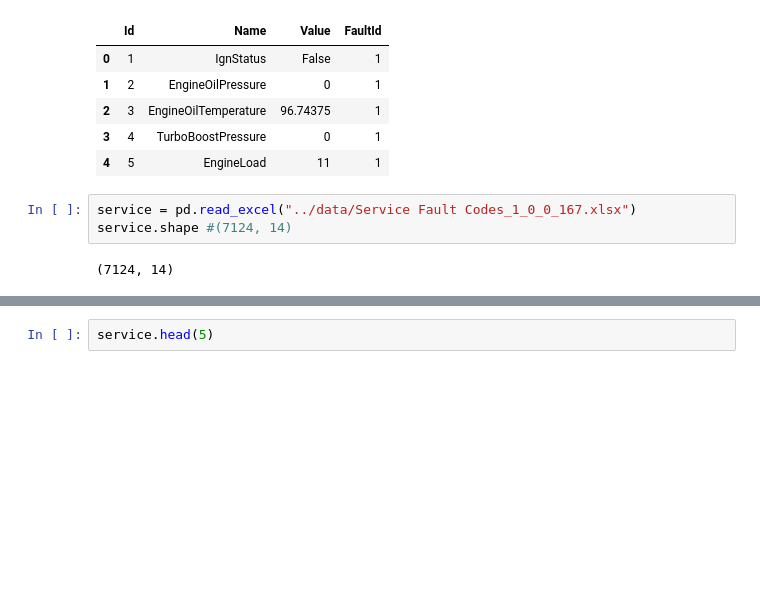
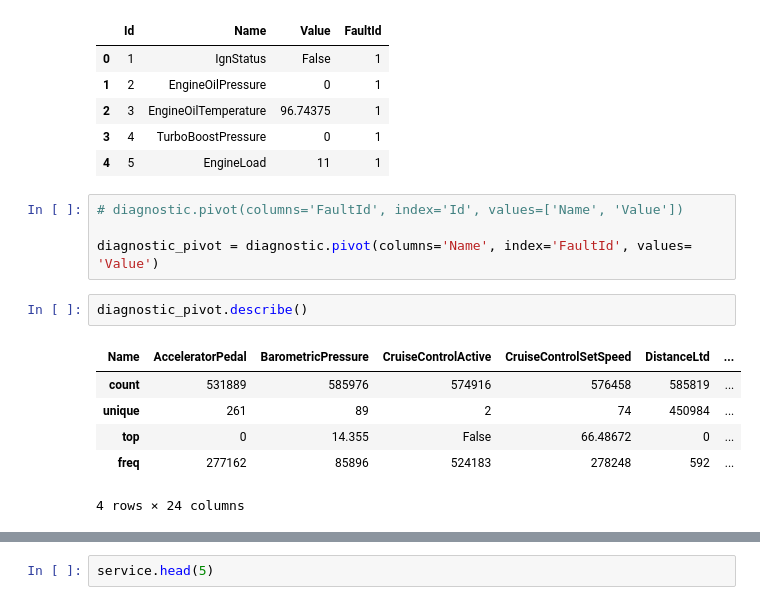
Before and after one commit to nss-data-science-cohort-6/big_g_express-elden_ring, a Jupyter notebook: notebooks/smita_bigG_EDA.ipynb, the cells around one changed output, grey strips where cells are left out. Cells and saved outputs as stored; diff of their text form; blank space fills up the shorter version.

```diff
--- a/notebooks/smita_bigG_EDA.ipynb
+++ b/notebooks/smita_bigG_EDA.ipynb
@@ -279,8 +511,16 @@ diagnostic.head(5)
 | 2 | 3 | EngineOilTemperature | 96.74375 | 1 |
 | 3 | 4 | TurboBoostPressure | 0 | 1 |
 | 4 | 5 | EngineLoad | 11 | 1 |
-# %%
-service = pd.read_excel("../data/Service Fault Codes_1_0_0_167.xlsx")
-service.shape #(7124, 14)
-# %% [output]
-(7124, 14)
+# %%
+# diagnostic.pivot(columns='FaultId', index='Id', values=['Name', 'Value'])
+
+diagnostic_pivot = diagnostic.pivot(columns='Name', index='FaultId', values= 'Value')
+# %%
+diagnostic_pivot.describe()
+# %% [output]
+| Name | AcceleratorPedal | BarometricPressure | CruiseControlActive | CruiseControlSetSpeed | DistanceLtd | ... |
+| count | 531889 | 585976 | 574916 | 576458 | 585819 | ... |
+| unique | 261 | 89 | 2 | 74 | 450984 | ... |
+| top | 0 | 14.355 | False | 66.48672 | 0 | ... |
+| freq | 277162 | 85896 | 524183 | 278248 | 592 | ... |
+4 rows × 24 columns
```
Also changed, not shown: parts of 34 cells of this notebook, 1 other file.
